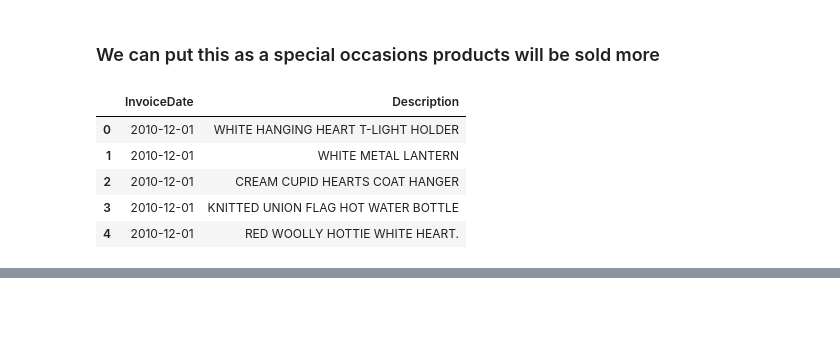
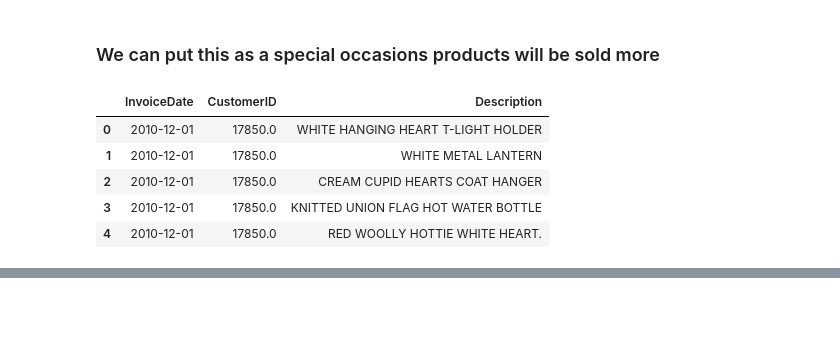
Before and after one commit to JAsanka/BUSINESS-INTELLIGENCE-SYSTEM, a Jupyter notebook: Untitled1.ipynb, the cells around one changed output, grey strips where cells are left out. Drawn from its saved outputs; the diff is of its cells as text; code cells hidden in the pictures.

```diff
--- a/Untitled1.ipynb
+++ b/Untitled1.ipynb
@@ -124,13 +124,13 @@ total_amount.head()
 # %% [markdown]
 ### We can put this as a  special occasions  products will be sold more
 # %%
-monthly_prod = prod_prof[["InvoiceDate","Description"]]
+monthly_prod = prod_prof[["InvoiceDate",'CustomerID',"Description"]]
 monthly_prod.head()
 # %% [output]
-|  | InvoiceDate | Description |
-| 0 | 2010-12-01 | WHITE HANGING HEART T-LIGHT HOLDER |
-| 1 | 2010-12-01 | WHITE METAL LANTERN |
-| 2 | 2010-12-01 | CREAM CUPID HEARTS COAT HANGER |
-| 3 | 2010-12-01 | KNITTED UNION FLAG HOT WATER BOTTLE |
-| 4 | 2010-12-01 | RED WOOLLY HOTTIE WHITE HEART. |
+|  | InvoiceDate | CustomerID | Description |
+| 0 | 2010-12-01 | 17850.0 | WHITE HANGING HEART T-LIGHT HOLDER |
+| 1 | 2010-12-01 | 17850.0 | WHITE METAL LANTERN |
+| 2 | 2010-12-01 | 17850.0 | CREAM CUPID HEARTS COAT HANGER |
+| 3 | 2010-12-01 | 17850.0 | KNITTED UNION FLAG HOT WATER BOTTLE |
+| 4 | 2010-12-01 | 17850.0 | RED WOOLLY HOTTIE WHITE HEART. |
 # %%
```
Also changed, not shown: parts of 30 cells of this notebook.
